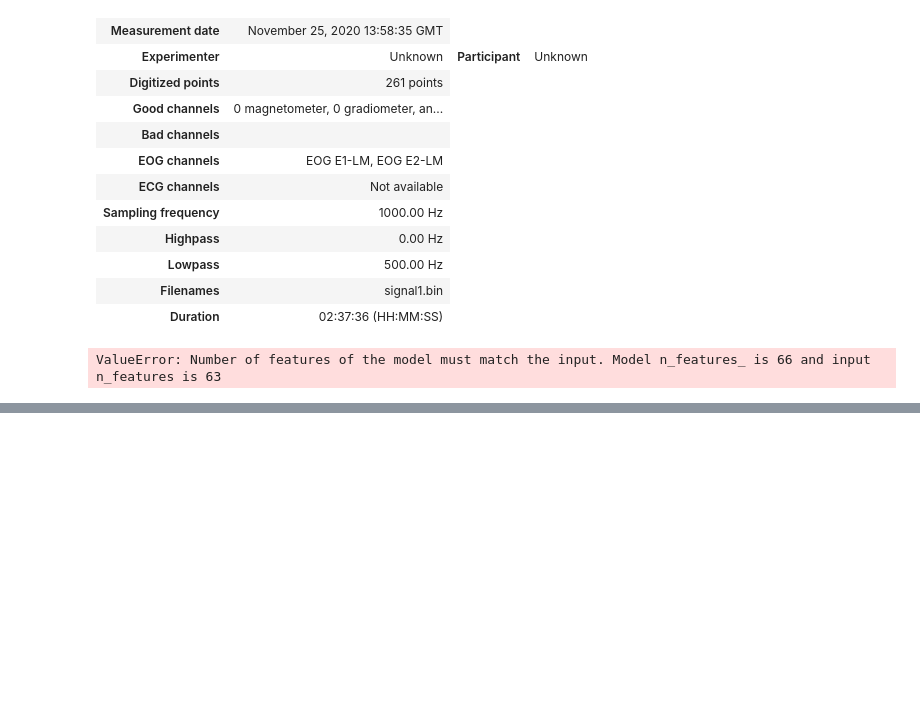
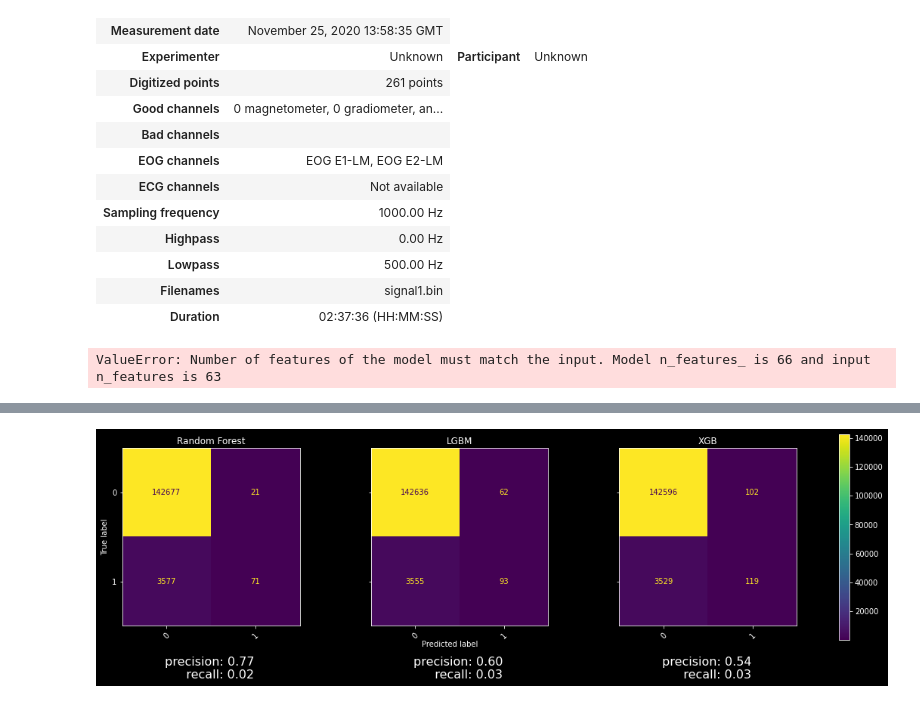
Before and after one commit to The1per/spikes_notebooks, a Jupyter notebook: scalp_model.ipynb, the cells around one changed output, grey strips where cells are left out. Drawn from its saved outputs; the diff is of its cells as text; code cells hidden in the pictures; blank space fills up the shorter version.

Commit message:
plot functions and some minor updates

```diff
--- a/scalp_model.ipynb
+++ b/scalp_model.ipynb
@@ -349,13 +245,11 @@ feat_eog2
 # %%
-# x = format_raw_night('/Users/rotemfalach/Documents/University/lab/EDFs_forRotem/P406_overnightData.edf', 'SEEG RAH1-REF')
-# feat = calc_features(x)
-# y = jl_model.predict(feat[features_names[1:]])
-#
-# x_eye = format_raw_night('/Users/rotemfalach/Documents/University/lab/EDFs_forRotem/P406_overnightData.edf', 'EOG EOG2-REF')
-# feat_eye = calc_features(x_eye)
 
-# TODO: why its not the same length?
-X_train, X_test, y_train, y_test = train_test_split(feat_eye, y_402_bi[:len(feat_eye)], stratify=y_402_bi[:len(feat_eye)], random_state=20)
+x_all, feat_all, y_all = run_all()
+
+
+# subject 402 + 406
+
+X_train, X_test, y_train, y_test = train_test_split(feat_all, y_all, stratify=y_all, random_state=20)
 
 classifiers = {
     "Random Forest": RandomForestClassifier(),
@@ -616,30 +339,3 @@ feat_healthy_eye = calc_features(epochs)
 y_healthy_pred = classifiers['LGBM'].predict(feat_healthy_eye)
 # %% [output]
 ValueError: Number of features of the model must match the input. Model n_features_ is 66 and input n_features is 63
-# %%
-
-f, axes = plt.subplots(1, len(classifiers), figsize=(20, 5), sharey='row')
-
-for i, (key, classifier) in enumerate(classifiers_all.items()):
-    y_pred = classifier.predict_proba(X_test).T
-    cf_matrix = confusion_matrix(y_test, [p > 0.80 for p in y_pred[1]])
-    metrics = get_metrics(cf_matrix)
-    disp = ConfusionMatrixDisplay(cf_matrix)
-    disp.plot(ax=axes[i], xticks_rotation=45)
-    text = """precision: {0}
-              recall: {1}""".format(str('{0:.2f}'.format(metrics['precision'])), str('{0:.2f}'.format(metrics['recall'])))
-    axes[i].annotate(text, xy=(1, 0), xycoords='axes fraction', fontsize=16,
-                     xytext=(-60, -40), textcoords='offset points',
-                     ha='right', va='top')
-    disp.ax_.set_title(key)
-    disp.im_.colorbar.remove()
-    disp.ax_.set_xlabel('')
-    if i != 0:
-        disp.ax_.set_ylabel('')
-
-f.text(0.4, 0.1, 'Predicted label', ha='left')
-plt.subplots_adjust(wspace=0.40, hspace=0.1)
-
-
-f.colorbar(disp.im_, ax=axes)
-plt.show()
@@ -799,0 +496,4 @@ plt.show()
+# %%
+feat_all_eog_bi = pd.concat([feat_all_eog1.add_suffix('_1'), feat_all_eog2.add_suffix('_2')], axis=1)
+cls_all_bi = plt_cls(feat_all_eog_bi, y_all_bi)
+# %% [output]
@@ -799,0 +501 @@ plt.show()
+[figure, added]
```
Also changed, not shown: parts of 34 cells of this notebook.
